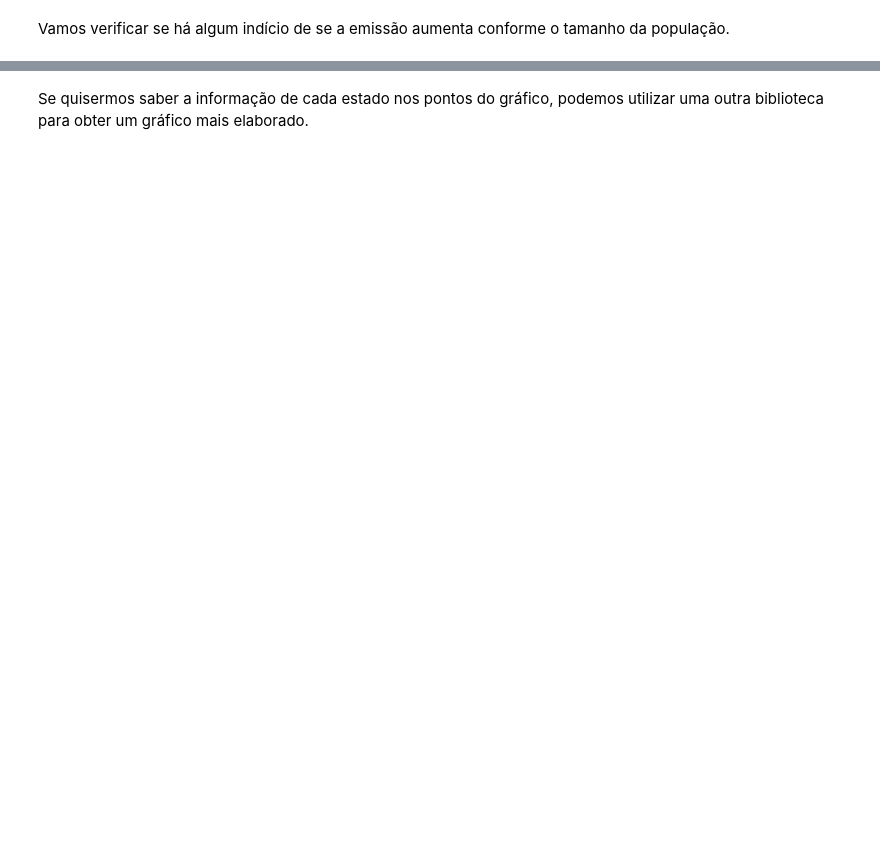
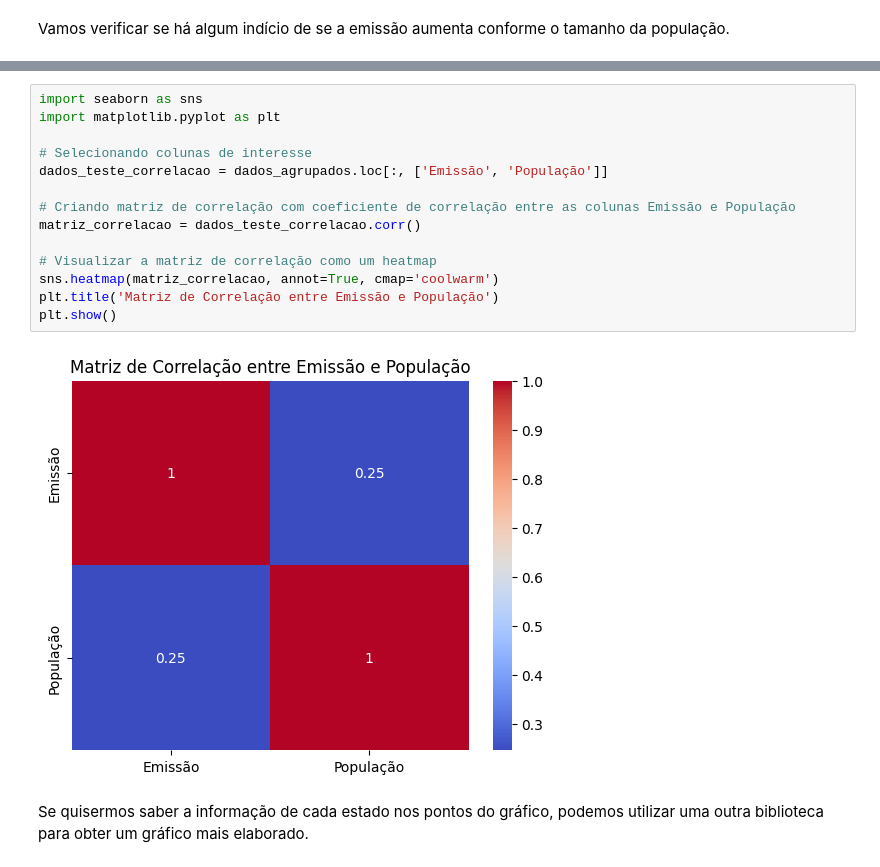
Before and after one commit to gabrielgvss/TRILHAS-INOVA-Ciencia-de-dados, a Jupyter notebook: pandas/projeto_efeito_estufa/analise_efeito_estufa_brasil.ipynb, the cells around one changed output, grey strips where cells are left out. Cells and saved outputs as stored; diff of their text form; blank space fills up the shorter version.

```diff
--- a/pandas/projeto_efeito_estufa/analise_efeito_estufa_brasil.ipynb
+++ b/pandas/projeto_efeito_estufa/analise_efeito_estufa_brasil.ipynb
@@ -686,2 +743,18 @@ Vamos verificar se há algum indício de se a emissão aumenta conforme o tamanh
+# %%
+import seaborn as sns
+import matplotlib.pyplot as plt
+
+# Selecionando colunas de interesse
+dados_teste_correlacao = dados_agrupados.loc[:, ['Emissão', 'População']]
+
+# Criando matriz de correlação com coeficiente de correlação entre as colunas Emissão e População
+matriz_correlacao = dados_teste_correlacao.corr()
+
+# Visualizar a matriz de correlação como um heatmap
+sns.heatmap(matriz_correlacao, annot=True, cmap='coolwarm')
+plt.title('Matriz de Correlação entre Emissão e População')
+plt.show()
+# %% [output]
+[figure, added]
 # %% [markdown]
 Se quisermos saber a informação de cada estado nos pontos do gráfico, podemos utilizar uma outra biblioteca para obter um gráfico mais elaborado.
```
Also changed, not shown: parts of 7 cells of this notebook, 1 other file.
